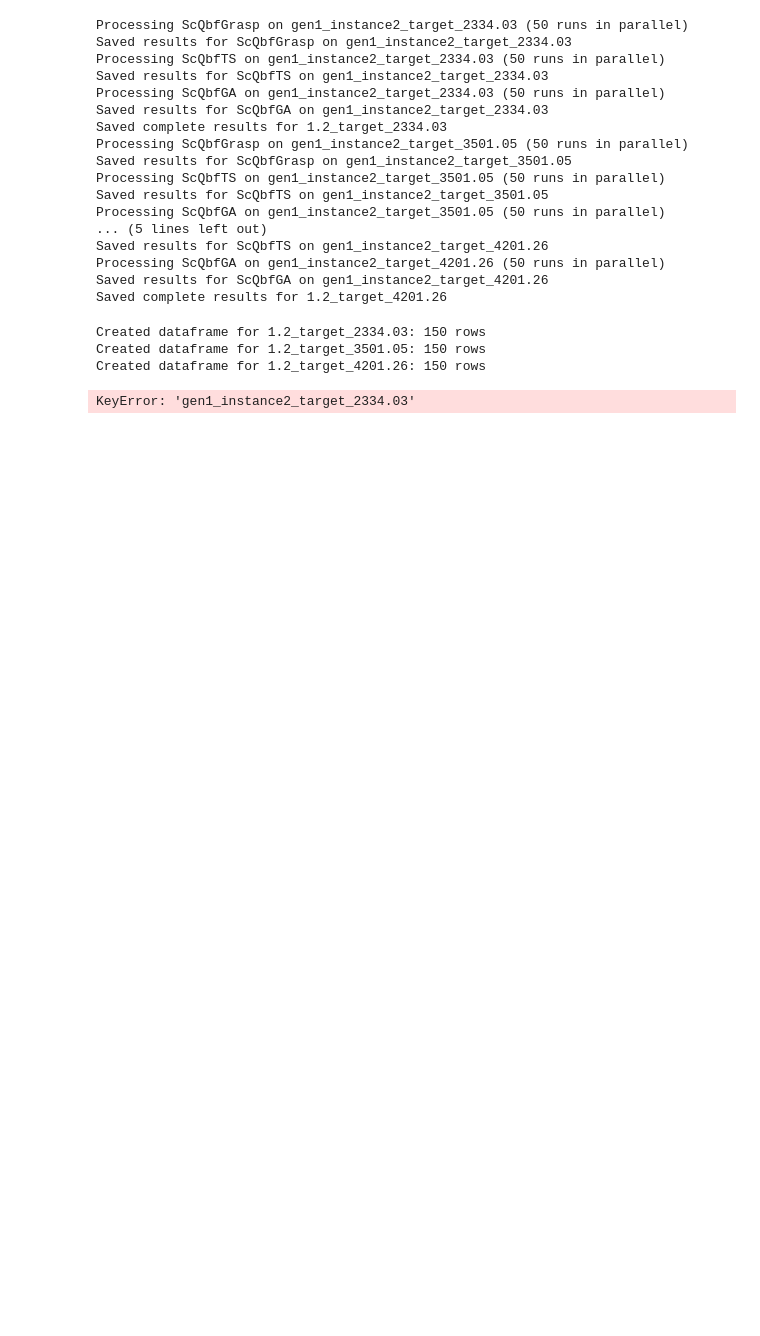
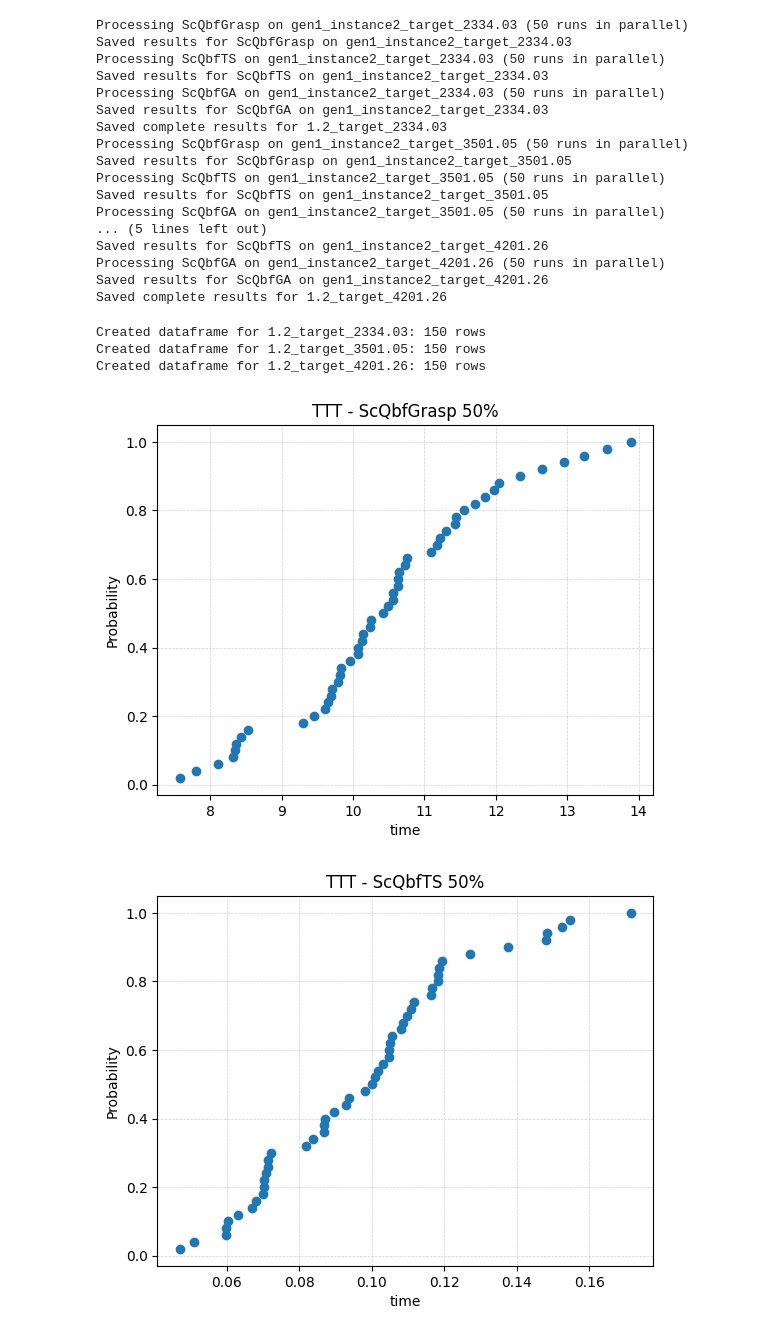
Before and after one commit to Everton-Colombo/MO824-A5, a Jupyter notebook: ttt_plots.ipynb, the cells around one changed output. Saved outputs shown, nothing was run; the diff lists cells and outputs as text; code cells hidden in the pictures; blank space fills up the shorter version.

Commit message:
add ttt plots execution

```diff
--- a/ttt_plots.ipynb
+++ b/ttt_plots.ipynb
@@ -163,27 +163,28 @@ Created dataframe for 1.2_target_4201.26: 150 rows
 # %%
 import pandas as pd, numpy as np, matplotlib.pyplot as plt
 
 heuristics = ["ScQbfGrasp", "ScQbfTS", "ScQbfGA"]
 
 def split_by_heuristic(df, heur_col="heuristic", time_col="time (s)"):
     return {h: df[df[heur_col] == h].dropna(subset=[time_col]) for h in heuristics}
 
 def ttt_plot(df, time_col="time", title=None):
     x = np.sort(df[time_col])
     y = np.arange(1, len(x)+1) / len(x)
     plt.plot(x, y, "o")
     plt.xlabel(time_col); plt.ylabel("Probability")
     if title: plt.title(title)
     plt.grid(True, ls="--", lw=0.5, alpha=0.6)
     plt.show()
     return x, y
 
 def plot_all(df, percentile, heur_col="heuristic", time_col="time"):
     parts = split_by_heuristic(df, heur_col, time_col)
     return {h: ttt_plot(parts[h], time_col, f"TTT - {h} {percentile}%") for h in heuristics}
 
-# results = plot_all(dataframes['gen1_instance2_target_2334.03'], 50)
-# results = plot_all(dataframes['gen1_instance2_target_3501.05'], 75)
-# results = plot_all(dataframes['gen1_instance2_target_4201.26'], 90)
+results = plot_all(dataframes['1.2_target_2334.03'], 50)
+results = plot_all(dataframes['1.2_target_3501.05'], 75)
+results = plot_all(dataframes['1.2_target_4201.26'], 90)
 # %% [output]
-KeyError: 'gen1_instance2_target_2334.03'
+[figure, added]
+[figure, added]
```
Also changed, not shown: parts of 1 cell of this notebook, 12 other files.
